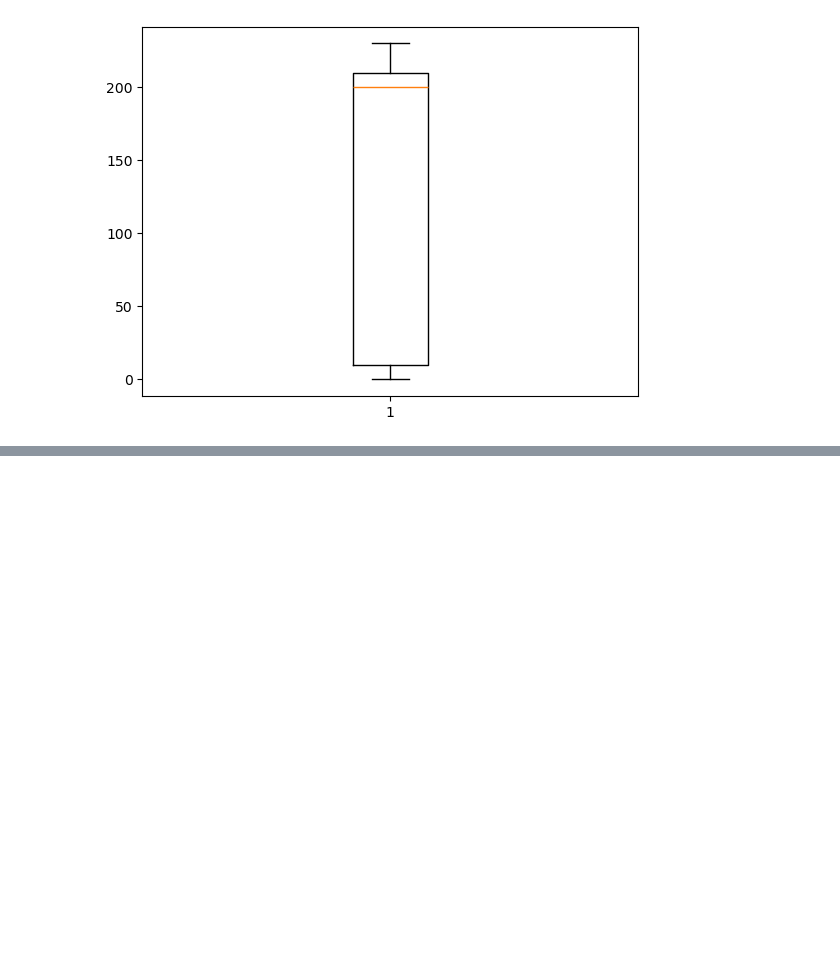
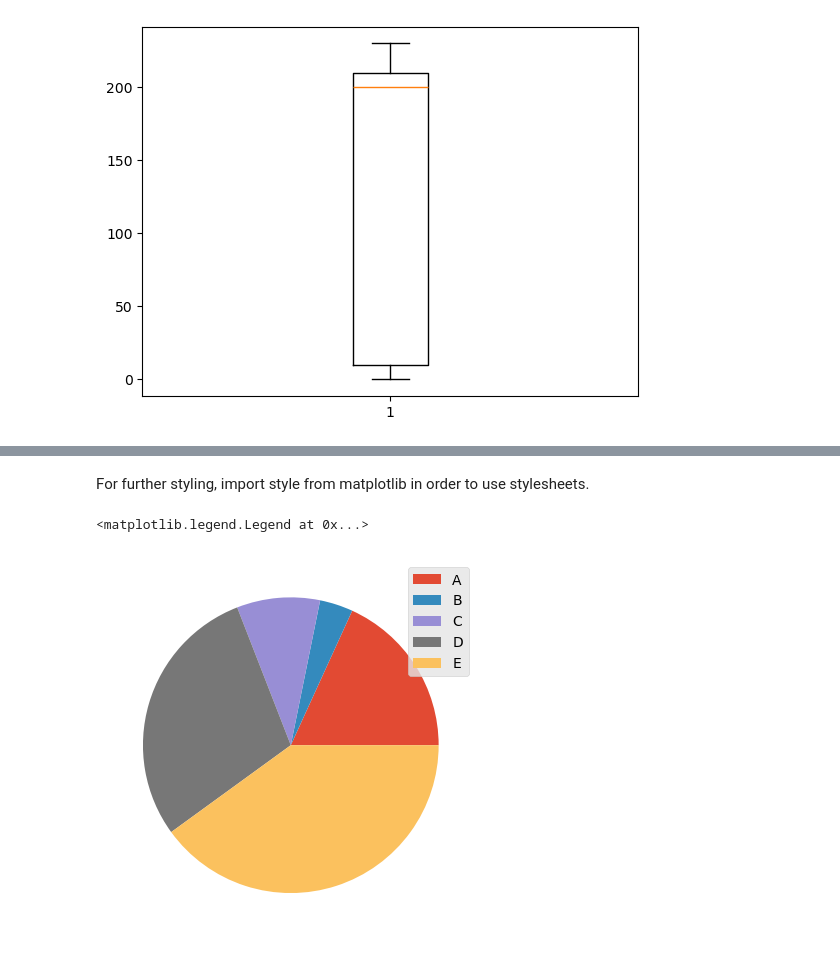
Before and after one commit to EmilsGrig/Jupyter-Notebooks, a Jupyter notebook: matplotlib.ipynb, the cells around one changed output, grey strips where cells are left out. Cells and saved outputs as stored; diff of their text form; code cells hidden in the pictures; blank space fills up the shorter version.

```diff
--- a/matplotlib.ipynb
+++ b/matplotlib.ipynb
@@ -130,0 +189,12 @@ plt.boxplot(data)
+# %% [markdown]
+For further styling, import style from matplotlib in order to use stylesheets.
+# %%
+from matplotlib import style
+
+style.use("ggplot") #Changes the stylesheet of the plots
+
+plt.pie(votes, labels=None)
+plt.legend(labels=people)
+# %% [output]
+<matplotlib.legend.Legend at 0x...>
+[figure, added]
```
Also changed, not shown: parts of 10 cells of this notebook.
